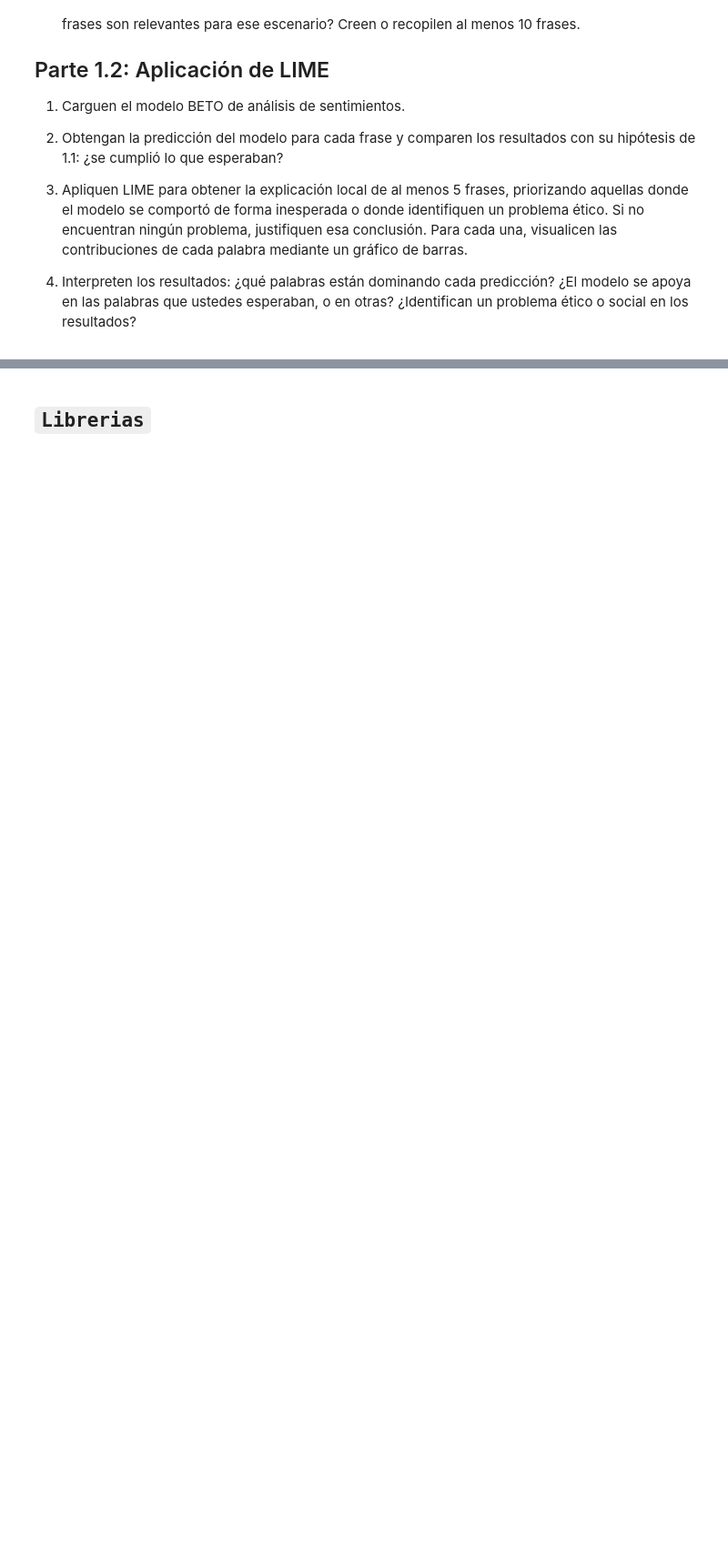
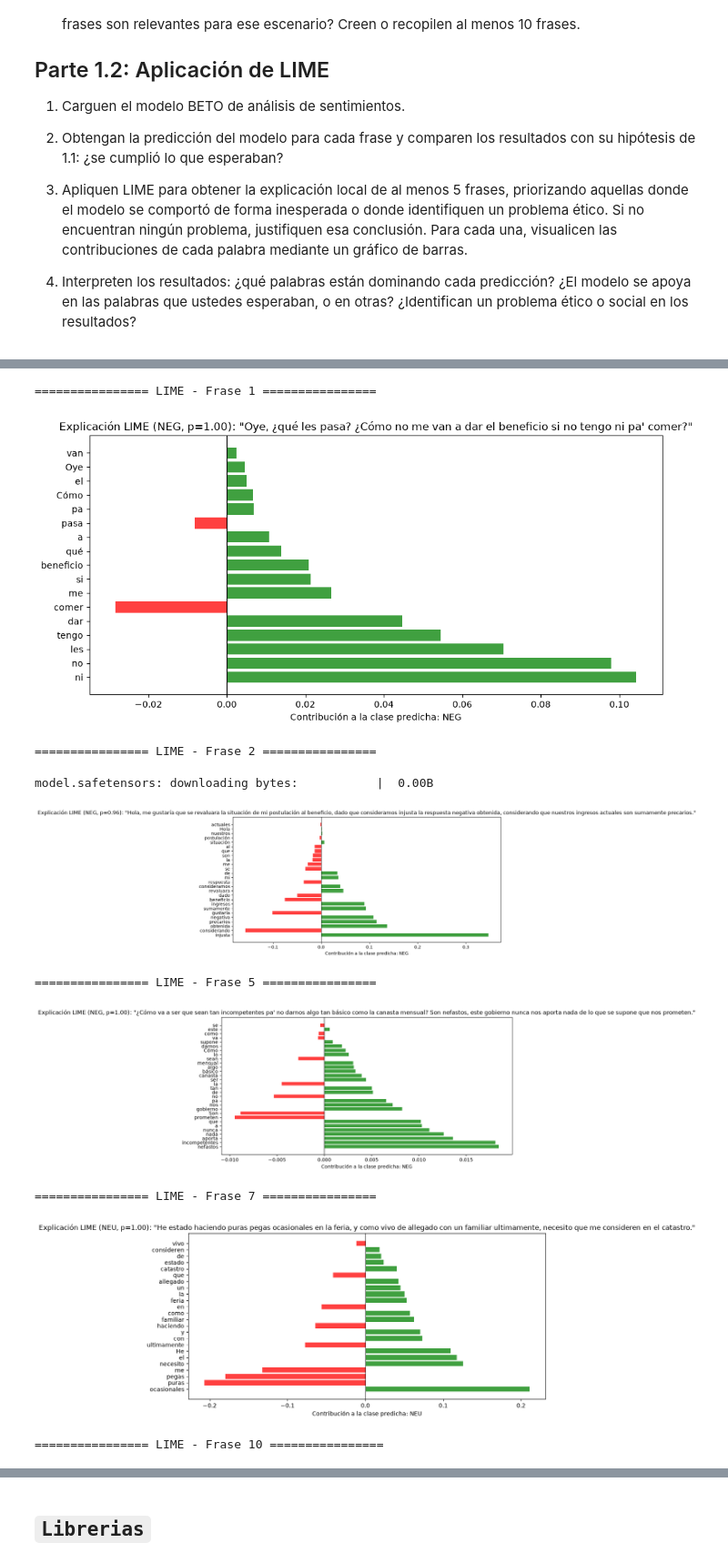
Before and after one commit to Mxrtmlk/Talleres-tica, a Jupyter notebook: Taller_sumativo_3.ipynb, the cells around one changed output, grey strips where cells are left out. Shown at 91% size. Saved outputs shown, nothing was run; the diff lists cells and outputs as text; code cells hidden in the pictures; blank space fills up the shorter version.

```diff
--- a/Taller_sumativo_3.ipynb
+++ b/Taller_sumativo_3.ipynb
@@ -74,0 +132,20 @@ Lo primero que deben hacer es definir el contexto de su análisis. Dependiendo d
+# %%
+frases_casen = [
+    "Oye, ¿qué les pasa? ¿Cómo no me van a dar el beneficio si no tengo ni pa' comer?",
+    "Hola, me gustaría que se revaluara la situación de mi postulación al beneficio, dado que consideramos injusta la respuesta negativa obtenida, considerando que nuestros ingresos actuales son sumamente precarios.",
+    "No tengo pega hace rato y tengo tres cabros chicos que casi ni comen, por obligación me deberían dar el beneficio.",
+    "Hola, me gustaría exponer mi situación, me encuentro desempleado desde hace un año y tengo tres hijos a mi cargo. Debido a esta crisis, se me has hecho insostenible cubrir sus necesidades básicas, por lo que solicito que se considere mi caso para acceder a una ayuda.",
+    "¿Cómo va a ser que sean tan incompetentes pa' no darnos algo tan básico como la canasta mensual? Son nefastos, este gobierno nunca nos aporta nada de lo que se supone que nos prometen.",
+    "El sistema de asignación de ayudas tiene deficiencias graves al negar recursos básicos como la canasta mensual a familias vulnerables, la gestión estatal actual está fallando en su deber de protección social.",
+    "He estado haciendo puras pegas ocasionales en la feria, y como vivo de allegado con un familiar ultimamente, necesito que me consideren en el catastro.",
+    "Presento ingresos intermitentes debido a labores informales de comercio callejero y residencia compartida con familiares, por lo que solicito la validación de mi condición de vulnerabilidad habitacional y laboral.",
+    "No puedo salir a buscar un contrato fijo porque paso todo el día cuidando a mi mamá postrada y sin red de apoyo médica, por lo que dependemos enteramente de que nos aprueben este subsidio de emergencia.",
+    "En el papel aparezco con puntaje alto porque el año pasado trabajé dos meses, pero la realidad es que hoy estamos sin un solo peso en la casa y la ficha CASEN no refleja mi urgencia actual."
+]
+
+print("--- Predicciones iniciales del modelo  ---\n")
+for i, frase in enumerate(frases_casen, 1):
+    probs = predecir_proba([frase])[0]
+    clase_idx = int(np.argmax(probs))
+    nombre_clase = explainer.class_names[clase_idx]
+    print(f"Frase {i}: {nombre_clase} |Confianza: {probs[clase_idx]:.2%}| -> {frase}\n")
@@ -74,0 +172,47 @@ Lo primero que deben hacer es definir el contexto de su análisis. Dependiendo d
+# %%
+# Índices de las 5 frases elegidas
+indices_a_analizar = [0, 1, 4, 6, 9]
+
+for idx in indices_a_analizar:
+    frase_a_explicar = frases_casen[idx]
+    print(f"\n================ LIME - Frase {idx + 1} ================")
+
+    # Clase predicha por el modelo (este es el código del taller)
+    probs = predecir_proba([frase_a_explicar])[0]
+    clase_idx = int(np.argmax(probs))
+    nombre_clase = explainer.class_names[clase_idx]
+
+    # Obtener explicación para esa clase
+    exp = explainer.explain_instance(
+        frase_a_explicar,
+        predecir_proba,
+        labels=(clase_idx,),
+        num_features=len(frase_a_explicar.split()),
+        num_samples=500
+    )
+
+    # Extraemos los pesos (contribuciones) de cada palabra con el código del archivo
+    explicacion = exp.as_list(label=clase_idx)
+    palabras = [item[0] for item in explicacion]
+    pesos    = [item[1] for item in explicacion]
+
+    # Gráfico de barras oficial del taller
+    fig, ax = plt.subplots(figsize=(10, 5))
+    colores = ['green' if p > 0 else 'red' for p in pesos] # los colores se asignan para ver qué palabras empujan a la clase predicha.
+    ax.barh(palabras, pesos, color=colores, alpha=0.75)
+    ax.set_xlabel(f'Contribución a la clase predicha: {nombre_clase}')
+    ax.set_title(f'Explicación LIME ({nombre_clase}, p={probs[clase_idx]:.2f}): "{frase_a_explicar}"')
+    ax.axvline(x=0, color='black', linestyle='-', linewidth=0.8)
+    plt.tight_layout()
+    plt.show()
+# %% [output]
+================ LIME - Frase 1 ================
+[figure, added]
+================ LIME - Frase 2 ================
+model.safetensors: downloading bytes:           |  0.00B
+[figure, added]
+================ LIME - Frase 5 ================
+[figure, added]
+================ LIME - Frase 7 ================
+[figure, added]
+================ LIME - Frase 10 ================
```
Also changed, not shown: parts of 11 cells of this notebook.
